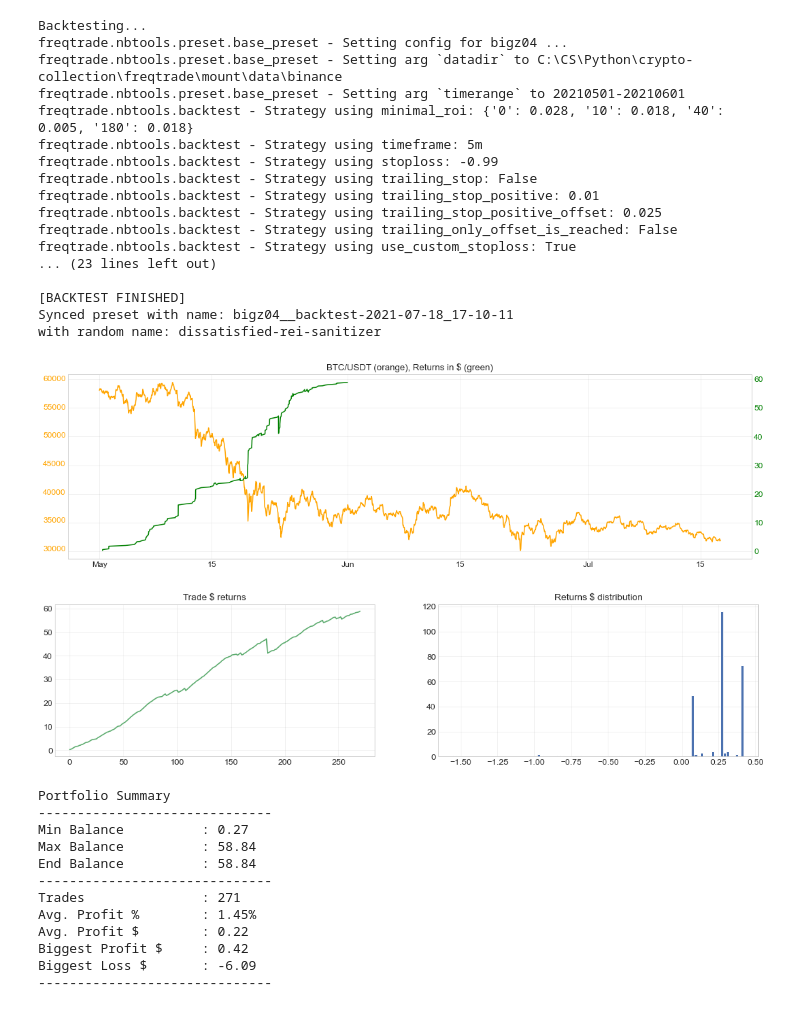
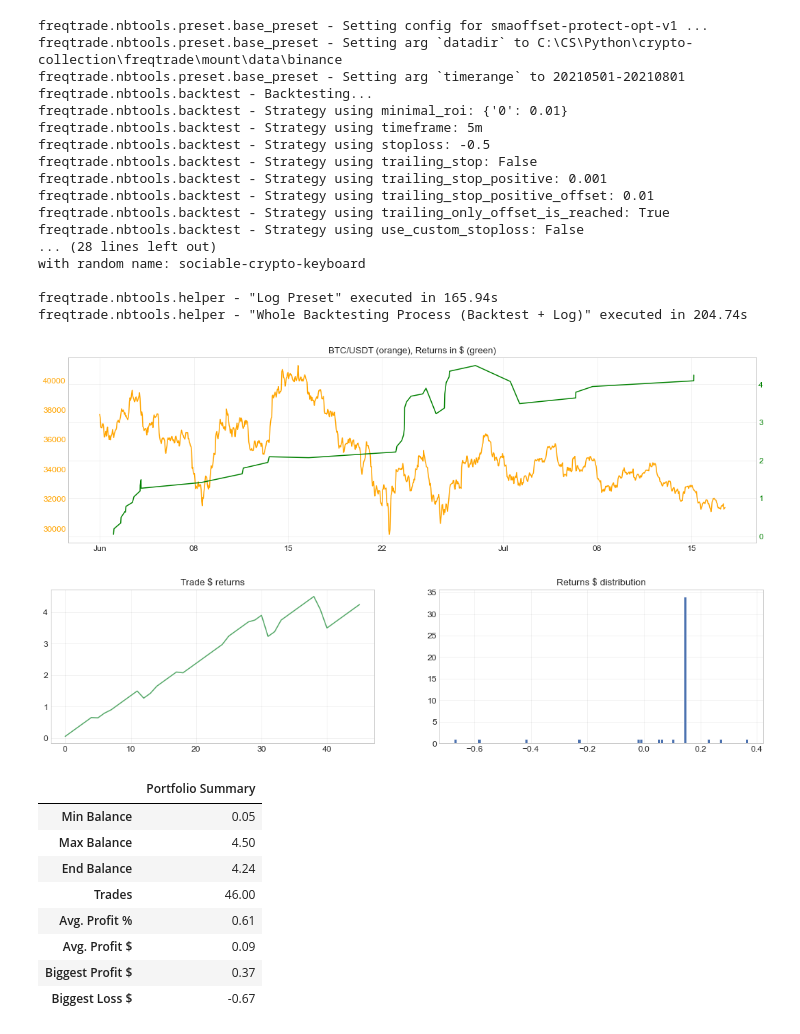
Before and after one commit to webclinic017/superft, a Jupyter notebook: notebooks/BT Local.ipynb, the cells around one changed output. Cells and saved outputs as stored; diff of their text form; code cells hidden in the pictures.

```diff
--- a/notebooks/BT Local.ipynb
+++ b/notebooks/BT Local.ipynb
@@ -48,7 +47,7 @@ freqtrade.nbtools - Test Logging
 Working Directory: C:\CS\Python\crypto-collection\freqtrade\superft
 # %%
-LOCAL_PRESET_NAME = "bigz04"
-TIMERANGE = "20210501-20210601"
+LOCAL_PRESET_NAME = "smaoffset-protect-opt-v1"
+TIMERANGE = "20210501-20210801"
 
 PATH_LOCAL_PRESET = PATH_MOUNT / "presets" / LOCAL_PRESET_NAME
 PATH_LOCAL_DATADIR = PATH_MOUNT / "data"
@@ -62,45 +61,42 @@ preset = LocalPreset(
 stats, summary = backtest(preset, preset.default_strategy_code)
 trades = pd.DataFrame(stats["strategy"]["NotebookStrategy"]["trades"])
 # %% [output]
-Backtesting...
-freqtrade.nbtools.preset.base_preset - Setting config for bigz04 ...
+freqtrade.nbtools.preset.base_preset - Setting config for smaoffset-protect-opt-v1 ...
 freqtrade.nbtools.preset.base_preset - Setting arg `datadir` to C:\CS\Python\crypto-collection\freqtrade\mount\data\binance
-freqtrade.nbtools.preset.base_preset - Setting arg `timerange` to 20210501-20210601
-freqtrade.nbtools.backtest - Strategy using minimal_roi: {'0': 0.028, '10': 0.018, '40': 0.005, '180': 0.018}
+freqtrade.nbtools.preset.base_preset - Setting arg `timerange` to 20210501-20210801
+freqtrade.nbtools.backtest - Backtesting...
+freqtrade.nbtools.backtest - Strategy using minimal_roi: {'0': 0.01}
 freqtrade.nbtools.backtest - Strategy using timeframe: 5m
-freqtrade.nbtools.backtest - Strategy using stoploss: -0.99
+freqtrade.nbtools.backtest - Strategy using stoploss: -0.5
 freqtrade.nbtools.backtest - Strategy using trailing_stop: False
-freqtrade.nbtools.backtest - Strategy using trailing_stop_positive: 0.01
-freqtrade.nbtools.backtest - Strategy using trailing_stop_positive_offset: 0.025
-freqtrade.nbtools.backtest - Strategy using trailing_only_offset_is_reached: False
-freqtrade.nbtools.backtest - Strategy using use_custom_stoploss: True
-... (23 lines left out)
+freqtrade.nbtools.backtest - Strategy using trailing_stop_positive: 0.001
+freqtrade.nbtools.backtest - Strategy using trailing_stop_positive_offset: 0.01
+freqtrade.nbtools.backtest - Strategy using trailing_only_offset_is_reached: True
+freqtrade.nbtools.backtest - Strategy using use_custom_stoploss: False
+... (28 lines left out)
+with random name: sociable-crypto-keyboard
 
-[BACKTEST FINISHED]
-Synced preset with name: bigz04__backtest-2021-07-18_17-10-11
-with random name: dissatisfied-rei-sanitizer
+freqtrade.nbtools.helper - "Log Preset" executed in 165.94s
+freqtrade.nbtools.helper - "Whole Backtesting Process (Backtest + Log)" executed in 204.74s
 # %%
 plotting.plot_profits(
     trades,
-    start = "2021-05-01",
+    start = "2021-06-01",
     end = "2021-08-01",
     path_mount = PATH_MOUNT
 )
 # %% [output]
-[figure, old version]
+[figure, new version]
-[figure, old version]
+[figure, new version]
-Portfolio Summary
-------------------------------
-Min Balance          : 0.27
-Max Balance          : 58.84
-End Balance          : 58.84
-------------------------------
-Trades               : 271
-Avg. Profit %        : 1.45%
-Avg. Profit $        : 0.22
-Biggest Profit $     : 0.42
-Biggest Loss $       : -6.09
-------------------------------
+|  | Portfolio Summary |
+| Min Balance | 0.05 |
+| Max Balance | 4.50 |
+| End Balance | 4.24 |
+| Trades | 46.00 |
+| Avg. Profit % | 0.61 |
+| Avg. Profit $ | 0.09 |
+| Biggest Profit $ | 0.37 |
+| Biggest Loss $ | -0.67 |
 # %%
 # Running this cell will print backtest results
 results = deepcopy(stats["strategy"]["NotebookStrategy"])
```
Also changed, not shown: parts of 2 cells of this notebook, 10 other files.
